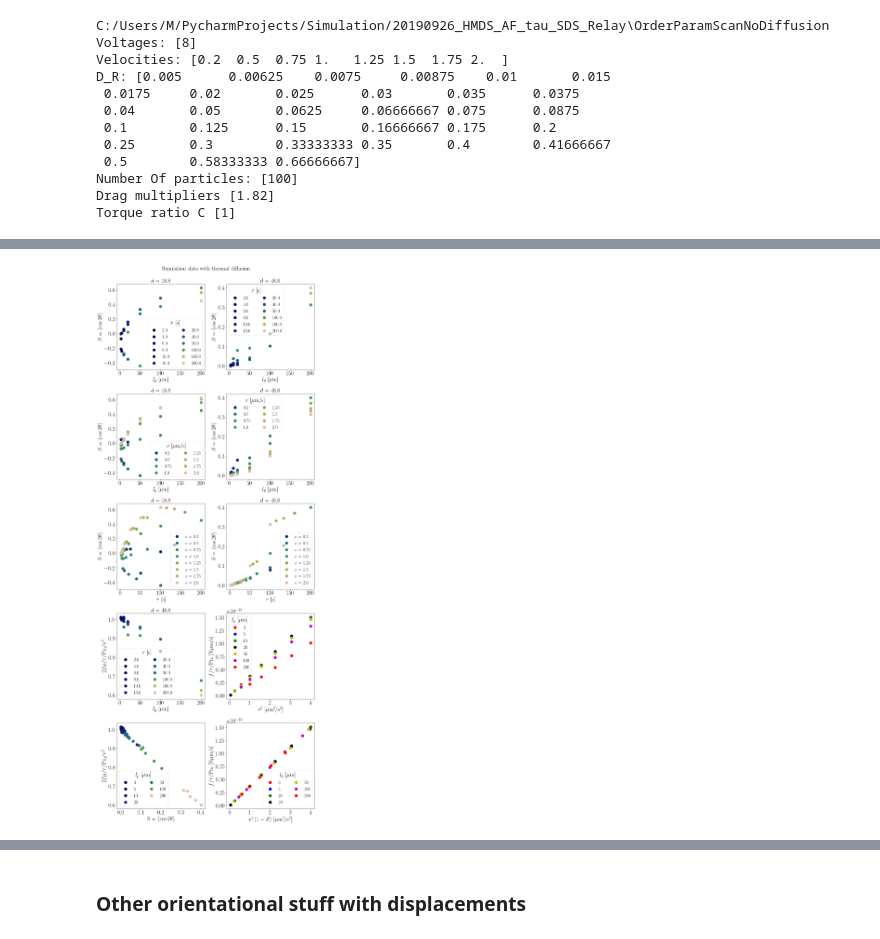
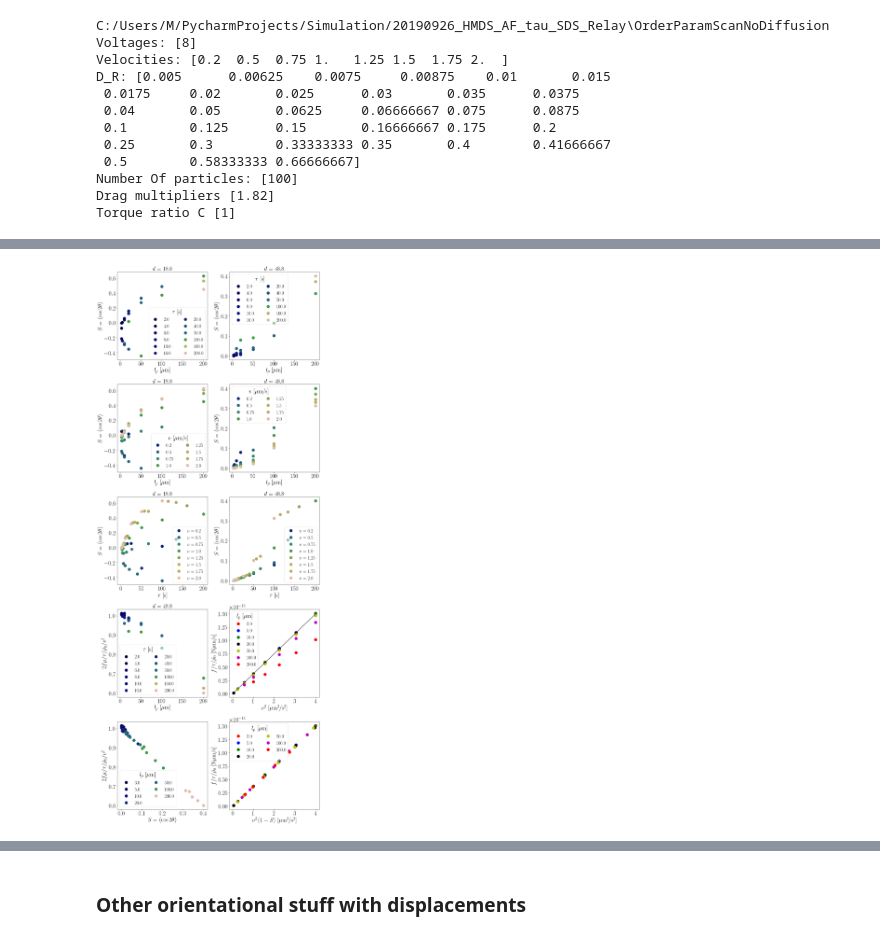
Before and after one commit to MichaHK/Simulation, a Jupyter notebook: SimulationResultsVisualization.ipynb, the cells around one changed output, grey strips where cells are left out. Drawn from its saved outputs; the diff is of its cells as text; code cells hidden in the pictures.

```diff
--- a/SimulationResultsVisualization.ipynb
+++ b/SimulationResultsVisualization.ipynb
@@ -73,10 +66,12 @@ for filename in filelistMeta:
     DataSummary=DataSummary.append(pd.read_csv(filename,index_col=False))
 DataSummary['tau_s'] = 1/DataSummary['D_R_Ps']
 DataSummary['Force_Norm'] = DataSummary['AverageForceLeft_N']/DataSummary['tau_s']/DataSummary['ProbAtCenter']
+DataSummary['Persistence_length_um'] = DataSummary['velocity_umPs'] * DataSummary['tau_s']
 print('Voltages:', np.sort(pd.unique(DataSummary['ActiveVoltage'])))
 print('Velocities:',np.sort(pd.unique(DataSummary['velocity_umPs'])))
 print('D_R:',np.sort(pd.unique(DataSummary['D_R_Ps'])))
 print('Number Of particles:',np.sort(pd.unique(DataSummary['NumberOfParticles'])))
 print('Drag multipliers', np.sort(pd.unique(DataSummary['drag_multiplier'])))
 print('Torque ratio C', np.sort(pd.unique(DataSummary['C_ratio_dlctrc_cnst'])))
+print('l_p', np.sort(pd.unique(DataSummary['Persistence_length_um'])))
 # %% [output]
@@ -394,3 +497,7 @@ plt.xlim([-10,110])
 # %%
 %matplotlib inline
 %matplotlib inline
+# %%
+fps = 5
+velDiff = 2
+CoordsDF, LoadedMetaDF = readSimulationCoords(subFolder, ShortFilename, velDiff, fps)
@@ -456,0 +723,12 @@ Using x and y for velocity, not the hematite orientation
+# %%
+fps = 0.5
+velDiff = 2
+DistancesToSampleArray = [15,50,85]
+SamplingWidth_um = 2
+print(CurrentFolder)
+ListOfAllCoordsFilesInFolder = glob.glob(CurrentFolder+'/*_coords.csv')
+for filename in tqdm(ListOfAllCoordsFilesInFolder):
+    ShortFilename = filename.split('\\')[-1]
+    CoordsDF, LoadedMetaDF = readSimulationCoords(subFolder, ShortFilename, velDiff, fps, PlotProfile = False)
+    CalculatePlotAndExportPolarizationMaps(CoordsDF, LoadedMetaDF, DistancesToSampleArray, subFolder, ShortFilename,
+                                               SamplingWidth_um = SamplingWidth_um, ExportImage = True)
@@ -551,0 +825,2 @@ l_p    [ 20.  10.   5.   3.  50. 100. 200.]
+# %%
+plt.rcParams['lines.linewidth']
@@ -552,12 +931,16 @@ l_p    [ 20.  10.   5.   3.  50. 100. 200.]
 # %%
 ## Plot S vs. v [tau legend] at different distances.
 DistancesToPlot = [18.8, 48.8]
+# DistancesToPlot = [18.8, 50]
+
 alphaLegend = 0.5
-Tau_ToPlot_in_legend = np.sort(pd.unique(OrderParamDF['tau_s'].values))
+# Tau_ToPlot_in_legend = np.sort(pd.unique(OrderParamDF['tau_s'].values))
 Tau_ToPlot_in_legend = Tau_ToPlot_in_legend[Tau_ToPlot_in_legend % 2 == 0]
-# L_p_ToPlot_in_F_vs_v_squared = pd.unique(OrderParamDF['Persistence_length_um']) # [10, 20, 50, 75, 100, 150, 125, 200, 225]
+L_p_ToPlot_in_F_vs_v_squared = pd.unique(OrderParamDF['Persistence_length_um']) # [10, 20, 50, 75, 100, 150, 125, 200, 225]
 # L_p_ToPlot_in_F_vs_v_squared = [20, 100, 200, 150, 225, 375]
-L_p_ToPlot_in_F_vs_v_squared = [3,5,10,20, 50, 100, 200]
+# L_p_ToPlot_in_F_vs_v_squared = [3,5,10,20, 100, 200]
+# L_p_ToPlot_in_F_vs_v_squared = [3,5,10,20]
+
 ExportToFile = False
 colors = itertools.cycle(["r", "b", "g", 'k', 'y', 'm'])
 if 1:     # setting the grpah sizes
@@ -591,7 +974,7 @@ if 1:
             ax[0,axesInd].plot(DFforPlot['Persistence_length_um'], DFforPlot['OrderParam'], 'o',
                                markersize = 12, label = label, color = color)
         ax[0,axesInd].legend(fontsize = 20, framealpha = alphaLegend, ncol= 2, title = r'$\tau$ [s]')
-        ax[0,axesInd].set_title('$d$ = ' + str(distance))
+        ax[0,axesInd].set_title(r'$d$ = ' + str(distance))
         ax[0,axesInd].set_ylabel(r'$S = \left< \cos 2\theta \right>$ ')
         ax[0,axesInd].set_xlabel(r'$l_p$ [$\mu$m]')
     # Second panel: S(l_p) legend velocity
@@ -600,7 +983,7 @@ if 1:
         # velocities = velocities[np.mod(velocities, 1) == 0]
         for velocity in velocities:
             DFforPlot = OrderParamDF.loc[(OrderParamDF['d_um'] == distance) & (OrderParamDF['velocity_umPs'] == velocity)]
-            label = '$v$ = ' + str(velocity)
+            label = r'$v$ = ' + str(velocity)
             label = str(velocity)
             color = cm.gist_earth(int(254 * 0.9 * (velocity/velocities.max())))
             ax[1,axesInd].plot(DFforPlot['Persistence_length_um'], DFforPlot['OrderParam'], 'o',
@@ -620,7 +1003,7 @@ if 1:
             ax[2,axesInd].plot(DFforPlot['tau_s'], DFforPlot['OrderParam'], 'o',
                                markersize = 12, label = label, color = color)
         ax[2,axesInd].legend(fontsize = 20, framealpha = alphaLegend)
-        ax[2,axesInd].set_title('$d$ = ' + str(distance))
+        ax[2,axesInd].set_title(r'$d$ = ' + str(distance))
         ax[2,axesInd].set_ylabel(r'$S = \left< \cos 2\theta \right>$ ')
         ax[2,axesInd].set_xlabel(r'$\tau$ [s]')
     # Panel 4, left: Unitless force/force bulk theory
@@ -633,8 +1016,8 @@ if 1:
         ax[3,0].plot(DFforPlot['Persistence_length_um'], UnitlessForce, 'o',
                                markersize = 12, label = label, color = color)
     ax[3,0].legend(fontsize = 20, framealpha = alphaLegend, ncol = 2, title=r"$\tau$ [s]")
-    ax[3,0].set_title('$d$ = ' + str(distance))
-    ax[3,0].set_ylabel(r'$2f\mu/\tau/\mathrm{Pr_0}/v^2 $')
+    ax[3,0].set_title(r'$d$ = ' + str(distance))
+    ax[3,0].set_ylabel(r'$2f\mu/\tau/\tilde{\rho_0}/v^2 $')
     ax[3,0].set_xlabel(r'$l_p$ [$\mu$m]')
     # Panel 4, right: force theory:
     l_p_list = np.sort(L_p_ToPlot_in_F_vs_v_squared);
@@ -644,7 +1027,7 @@ if 1:
         color = next(colors)
         ax[3,1].plot(DFforPlot['velocity_umPs']**2, DFforPlot['Force_Norm'], 'o',
                                markersize = 12, label = label, color = color)
-    ax[3,1].set_ylabel(r'$f/\tau/\mathrm{Pr_0}$ [N$\mu$m/s]')
+    ax[3,1].set_ylabel(r'$f/\tau/\tilde{\rho_0}$ [N$\mu$m/s]')
     ax[3,1].set_xlabel(r'$v^2$ [$\mu$m$^2$/s$^2$]')
     ax[3,1].legend(fontsize = 20, framealpha = alphaLegend, title="$l_p$ [$\mu$m]")
     ax[3,1].plot(OrderParamDF['velocity_umPs']**2, 0.5*OrderParamDF['drag_N_sPum']*OrderParamDF['velocity_umPs']**2, 'k', label = 'Theory')
@@ -654,36 +1037,36 @@ if 1:
     for l in l_p_list:
         DFforPlot = OrderParamDF.loc[(OrderParamDF['d_um'] == 48.8) & (OrderParamDF['Persistence_length_um'] == l)]
         label = str(np.round(l,1))
         UnitlessForce = 2*DFforPlot['Force_Norm']/(DFforPlot['velocity_umPs']**2)/DFforPlot['drag_N_sPum']
         color = cm.gist_earth(int(254 * 0.9 * (l/l_p_list.max())))
         ax[4,0].plot(DFforPlot['OrderParam'], UnitlessForce, 'o',
                                markersize = 12, label = label, color = color)
-    ax[4,0].set_ylabel(r'$2f\mu/\tau/\mathrm{Pr_0}/v^2$')
+    ax[4,0].set_ylabel(r'$2f\mu/\tau/\tilde{\rho_0}/v^2$')
     ax[4,0].set_xlabel(r'$S = \left< \cos 2\theta \right>$')
-    ax[4,0].legend(fontsize = 20, framealpha = alphaLegend, ncol =2, title="$l_p$ [$\mu$m]")
+    ax[4,0].legend(fontsize = 20, framealpha = alphaLegend, ncol =2, title=r"$l_p$ [$\mu$m]")
     # panel 5, right: renormalized f vs. v^2
     l_p_list = np.sort(L_p_ToPlot_in_F_vs_v_squared);
     colors = itertools.cycle(["r", "b", "g", 'k', 'y', 'm'])
     for l in l_p_list:
         DFforPlot = OrderParamDF.loc[(OrderParamDF['d_um'] == distance) & (OrderParamDF['Persistence_length_um'] == l)]
         label = '$l_p$ = ' + str(l)
         label = str(l)
         # color = cm.hot(int(254 * 0.7 * (l/l_p_list.max())))
         color = next(colors)
 
         # color = cm.afmhot(int(254 * 0.7 * (l/l_p_list.max())))
         ax[4,1].plot((DFforPlot['velocity_umPs']**2)*(1-DFforPlot['OrderParam']), DFforPlot['Force_Norm'], 'o',
                                markersize = 12, label = label, color = color)
-    ax[4,1].set_ylabel(r'$f/\tau/\mathrm{Pr_0}$ [N$\mu$m/s]')
+    ax[4,1].set_ylabel(r'$f/\tau/\tilde{\rho_0}$ [N$\mu$m/s]')
     ax[4,1].set_xlabel(r'$v^2 \left(1-S\right)$ [$\mu$m$^2$/s$^2$]')
-    ax[4,1].legend(fontsize = 20, framealpha = alphaLegend, ncol =2, title="$l_p$ [$\mu$m]")
+    ax[4,1].legend(fontsize = 20, framealpha = alphaLegend, ncol =2, title=r"$l_p$ [$\mu$m]")
     # ax[4,1].plot(OrderParamDF['velocity_umPs']**2, 0.5*OrderParamDF['drag_N_sPum']*OrderParamDF['velocity_umPs']**2, 'k', label = 'Theory')
     # general tidying
     fig.tight_layout()
-    fig.suptitle('Simulation data with thermal diffusion')
+    # fig.suptitle(subFolder.split('\\')[1])
     fig.subplots_adjust(top=0.95)
     if ExportToFile:
         exportFilename = CurrentFolder + r'\\' + r'OrderParamSummary_withThermalDiffusion.jpg'
         plt.savefig(exportFilename, dpi = 500)
 # %% [output]
-[figure, old version]
+[figure, new version]
```
Also changed, not shown: parts of 67 cells of this notebook, 3 other files.
